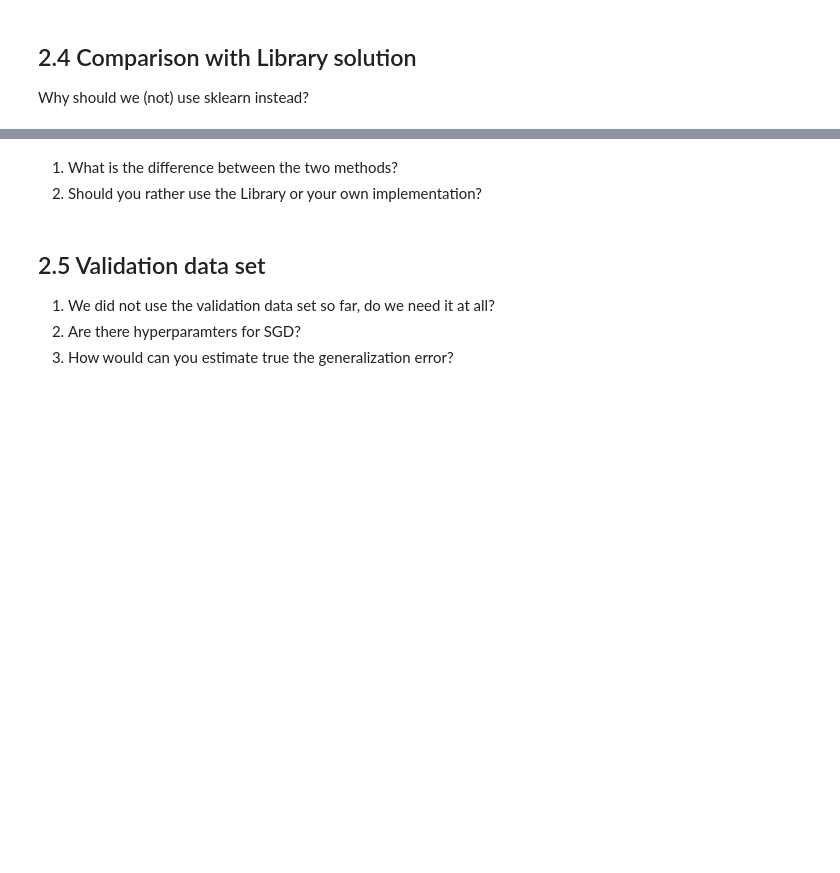
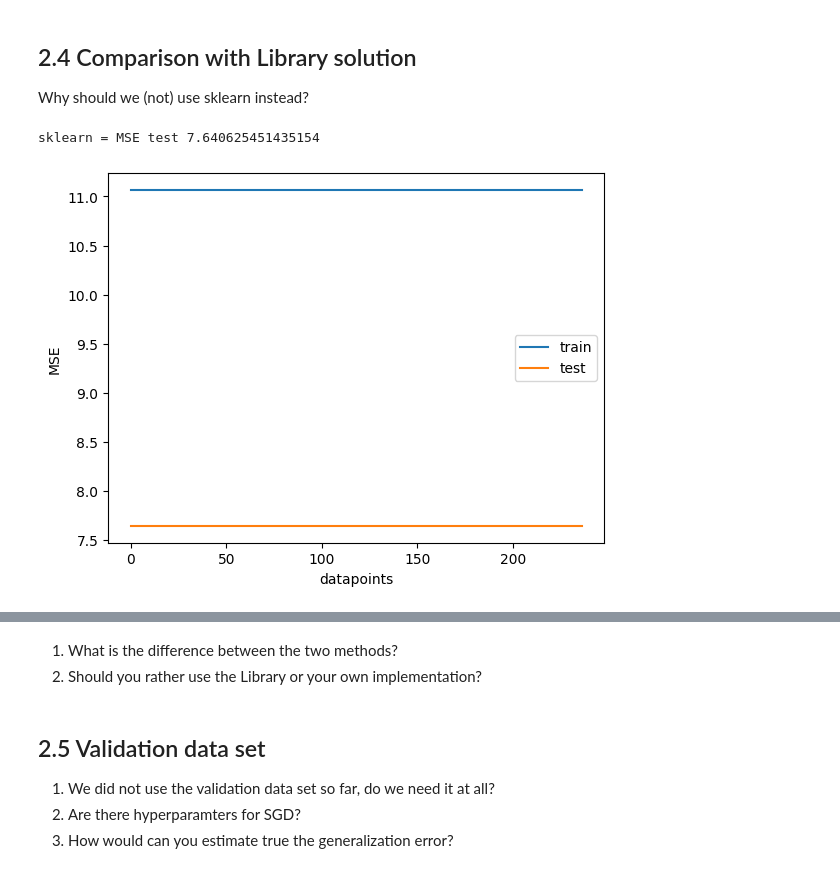
Before and after one commit to davidomanovic/Machine-Learning, a Jupyter notebook: Gradient Descent/ml4phys_exercise4.ipynb, the cells around one changed output, grey strips where cells are left out. Cells and saved outputs as stored; diff of their text form; code cells hidden in the pictures; blank space fills up the shorter version.

```diff
--- a/Gradient Descent/ml4phys_exercise4.ipynb
+++ b/Gradient Descent/ml4phys_exercise4.ipynb
@@ -343,21 +353,23 @@ Why should we (not) use sklearn instead?
 # %%
 # plot the learning curve fot the sklearn Ridge estimator
 MSE_train = []
 MSE_test = []
 for i in range(10,X_train.shape[0]):
   lm = linear_model.Ridge(alpha=0.01, fit_intercept = True).fit(X_train[:i], y_train[:i])
-
   # TODO
-  MSE_test.append(...)
-  MSE_train.append(...)
+  MSE_train.append(np.linalg.norm(y_train - (w @ X_train.T + c)))
+  MSE_test.append(np.linalg.norm(y_test - (w @ X_test.T + c)))
 
 plt.plot(MSE_train,label='train')
 plt.plot(MSE_test,label='test')
 plt.xlabel('datapoints')
 plt.ylabel('MSE')
 plt.legend()
 
 print(f'sklearn = MSE test {MSE_test[-1]}')
+# %% [output]
+sklearn = MSE test 7.640625451435154
+[figure, added]
 # %%
 plt.plot(lm.predict(X_test), y_test, '.')
 plt.xlabel('labels predicted by the model')
```
Also changed, not shown: parts of 9 cells of this notebook.
